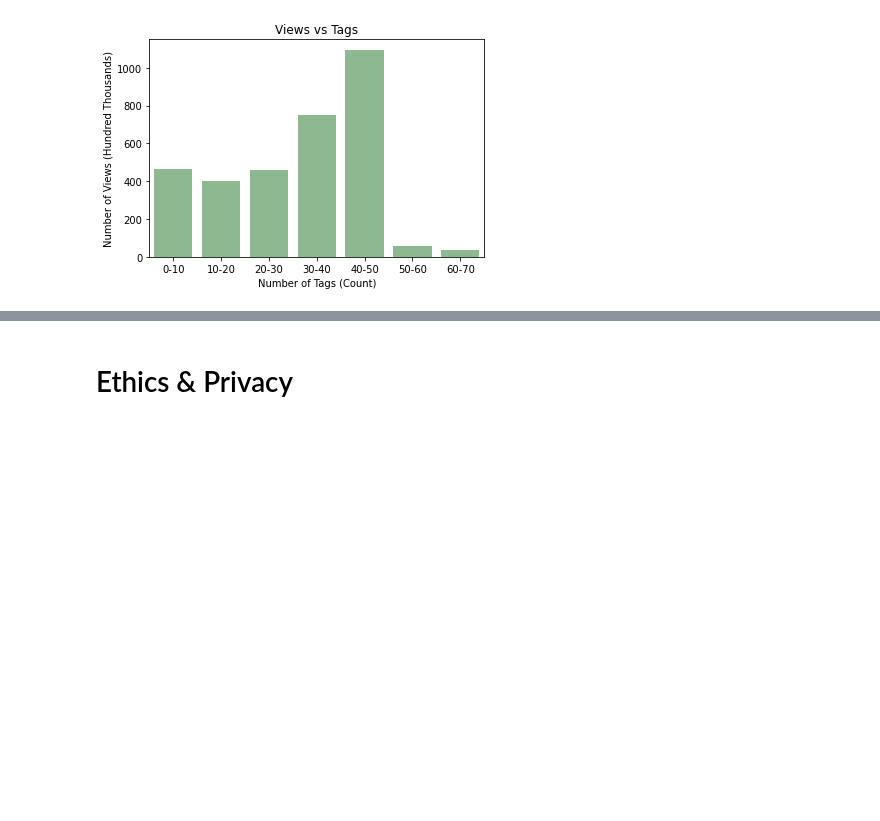
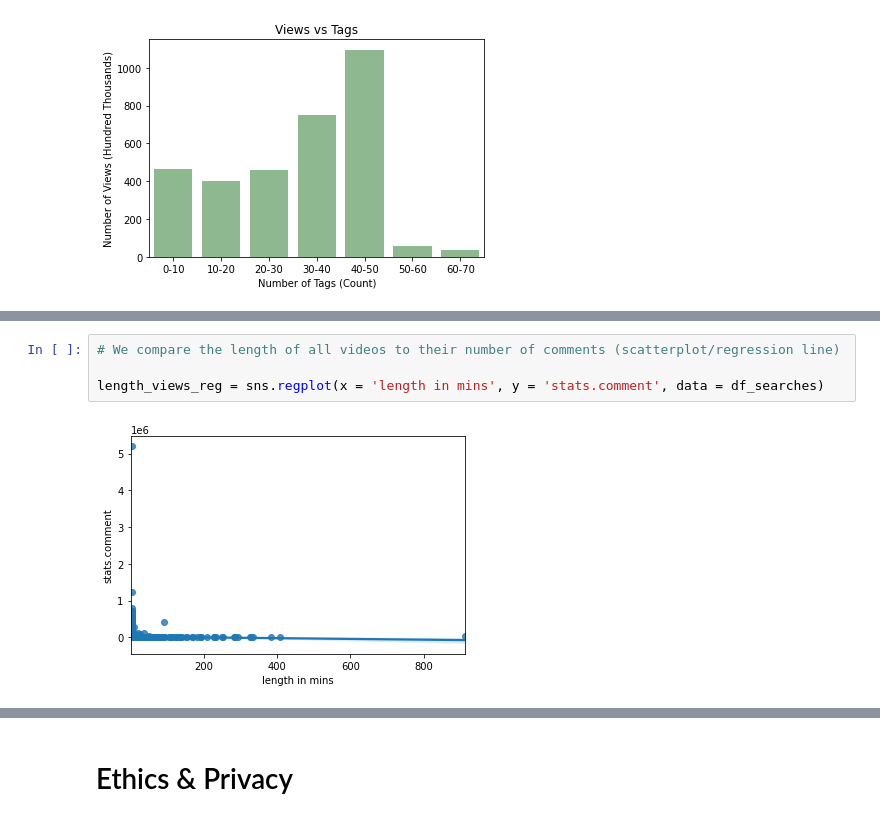
Before and after one commit to oakaigh/cogs108-wi21-group068, a Jupyter notebook: FinalProject_group068.ipynb, the cells around one changed output, grey strips where cells are left out. Cells and saved outputs as stored; diff of their text form; blank space fills up the shorter version.

```diff
--- a/FinalProject_group068.ipynb
+++ b/FinalProject_group068.ipynb
@@ -388,0 +442,6 @@ Text(0, 0.5, 'Number of Views (Hundred Thousands)')
+# %%
+# We compare the length of all videos to their number of comments (scatterplot/regression line)
+
+length_views_reg = sns.regplot(x = 'length in mins', y = 'stats.comment', data = df_searches)
+# %% [output]
+[figure, added]
```
Also changed, not shown: parts of 46 cells of this notebook.
